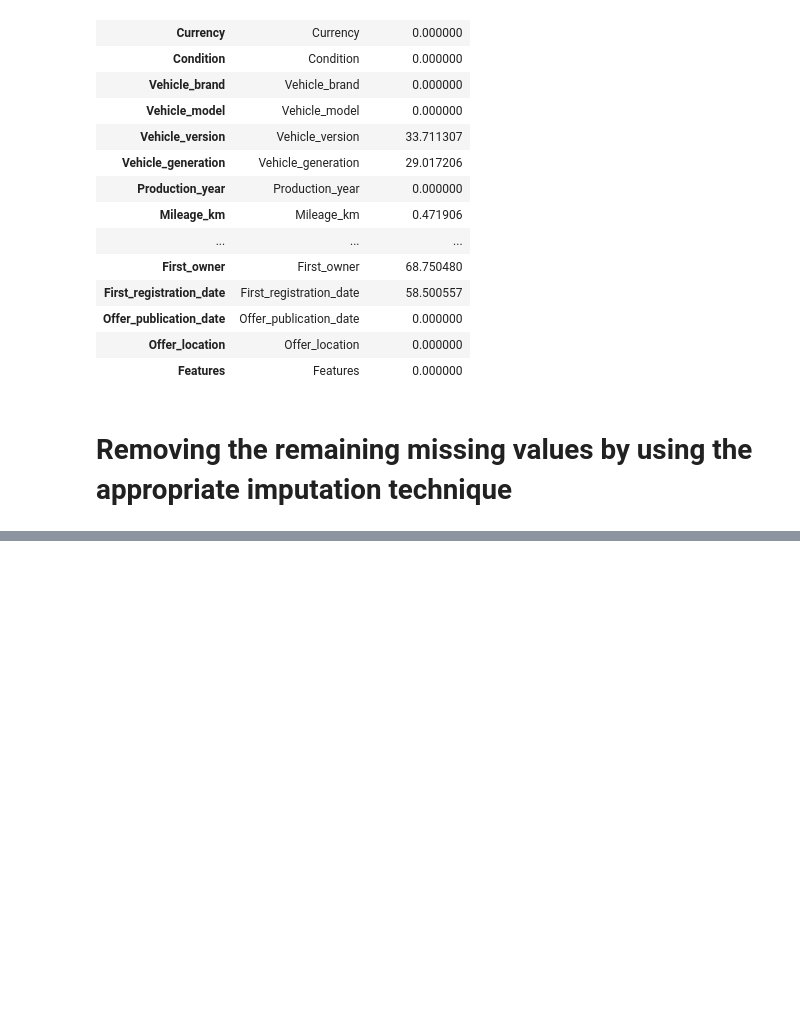
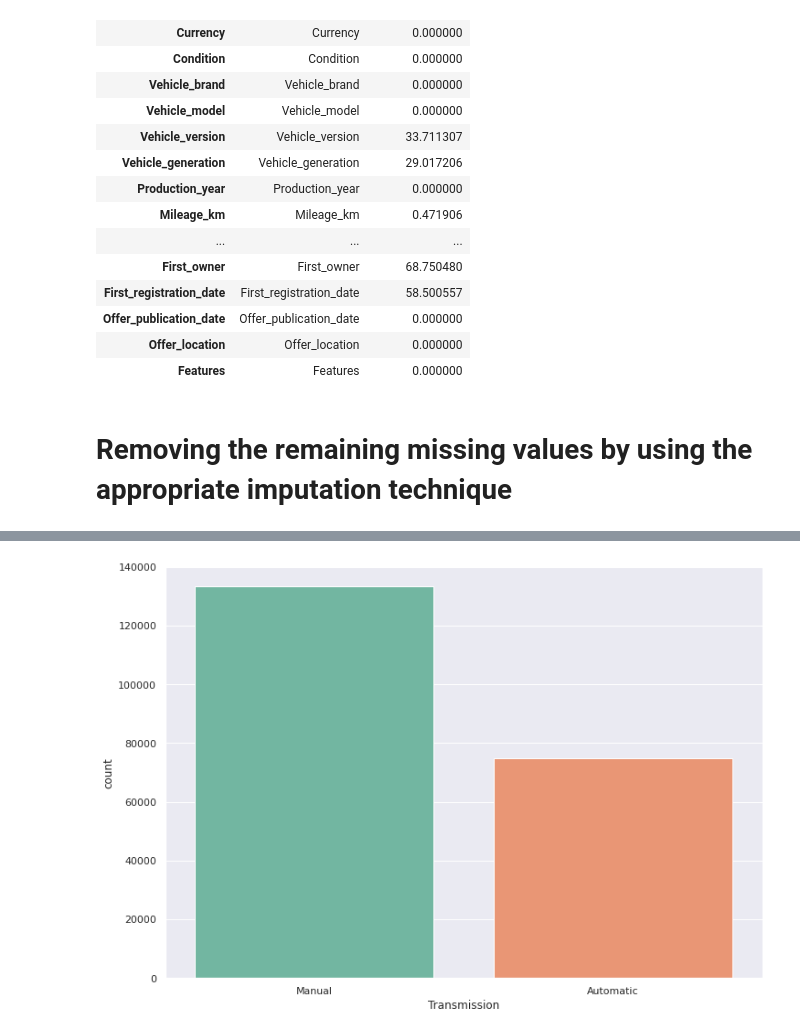
Before and after one commit to Youssefporsche/EDA_milestone1, a Jupyter notebook: EDA_milestone1.ipynb, the cells around one changed output, grey strips where cells are left out. Saved outputs shown, nothing was run; the diff lists cells and outputs as text; code cells hidden in the pictures; blank space fills up the shorter version.

```diff
--- a/EDA_milestone1.ipynb
+++ b/EDA_milestone1.ipynb
@@ -200,0 +276,6 @@ dtype: int64
+# %%
+#About half of our cars are manual cars
+sns.set(style="darkgrid")
+Transmission_count = sns.countplot(x="Transmission", data=df_clean, palette="Set2")
+# %% [output]
+[figure, added]
```
Also changed, not shown: parts of 22 cells of this notebook.
